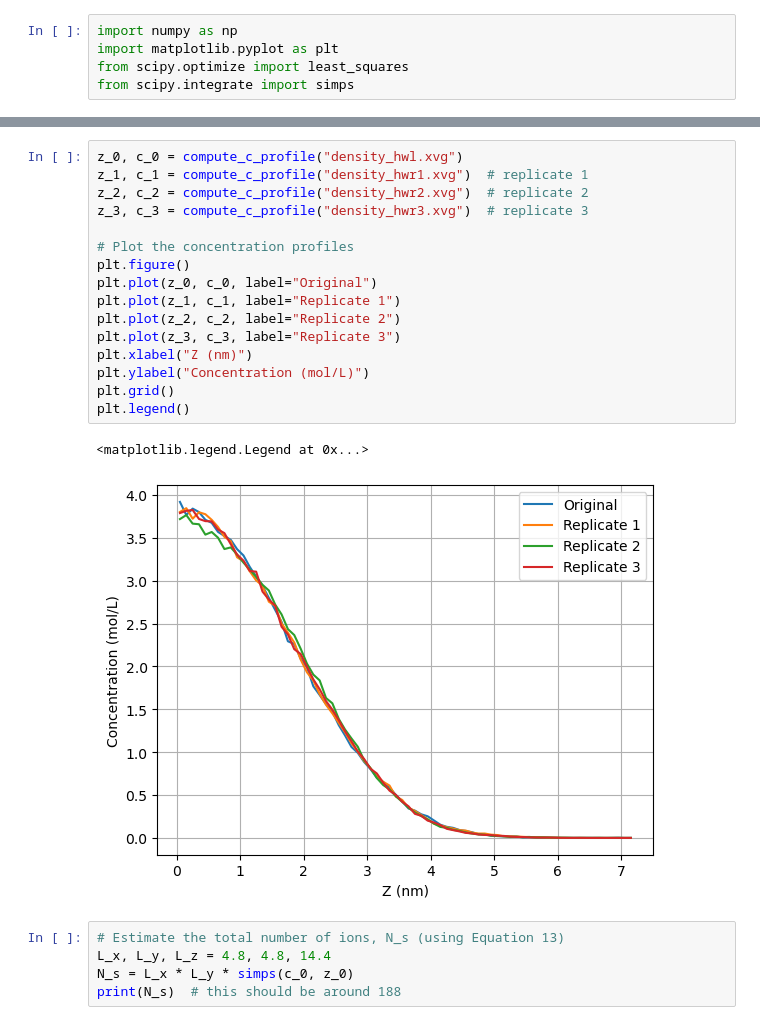
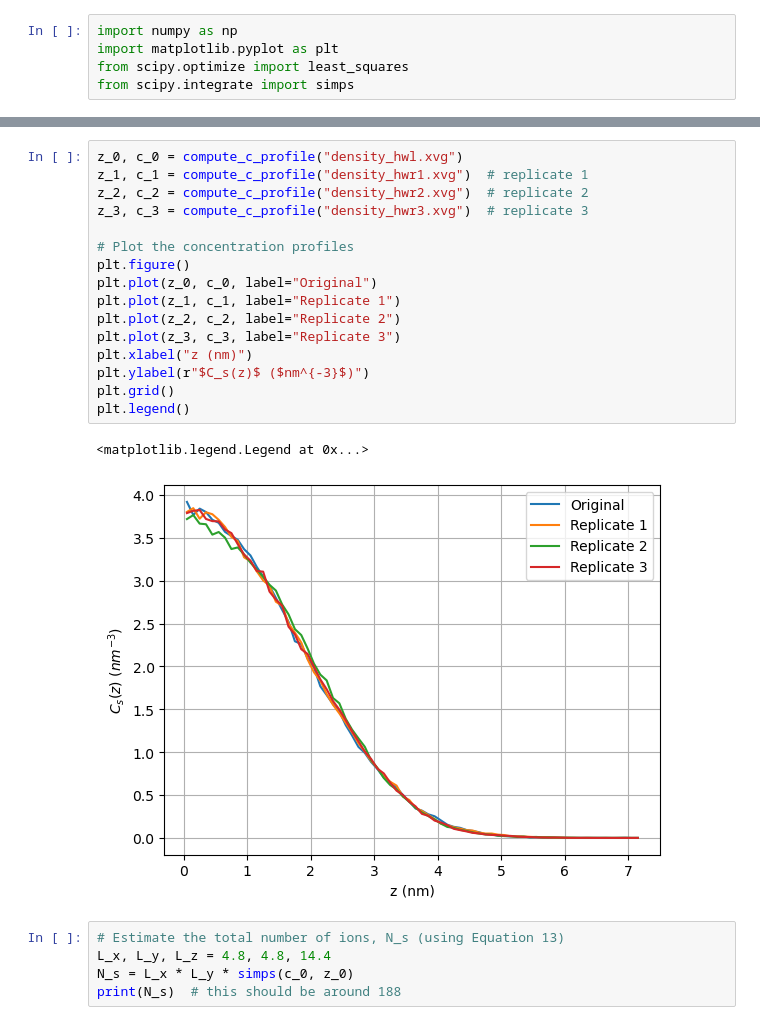
Before and after one commit to barmoral/forcebalance_hw, a Jupyter notebook: eq_12_fitting.ipynb, the cells around one changed output, grey strips where cells are left out. Cells and saved outputs as stored; diff of their text form.

```diff
--- a/eq_12_fitting.ipynb
+++ b/eq_12_fitting.ipynb
@@ -34,22 +30,22 @@ def compute_c_profile(xvg_file):
 # %%
 z_0, c_0 = compute_c_profile("density_hwl.xvg")
 z_1, c_1 = compute_c_profile("density_hwr1.xvg")  # replicate 1
 z_2, c_2 = compute_c_profile("density_hwr2.xvg")  # replicate 2
 z_3, c_3 = compute_c_profile("density_hwr3.xvg")  # replicate 3
 
 # Plot the concentration profiles
 plt.figure()
 plt.plot(z_0, c_0, label="Original")
 plt.plot(z_1, c_1, label="Replicate 1")
 plt.plot(z_2, c_2, label="Replicate 2")
 plt.plot(z_3, c_3, label="Replicate 3")
-plt.xlabel("Z (nm)")
-plt.ylabel("Concentration (mol/L)")
+plt.xlabel("z (nm)")
+plt.ylabel(r"$C_s(z)$ ($nm^{-3}$)")
 plt.grid()
 plt.legend()
 # %% [output]
 <matplotlib.legend.Legend at 0x...>
-[figure, old version]
+[figure, new version]
 # %%
 # Estimate the total number of ions, N_s (using Equation 13)
 L_x, L_y, L_z = 4.8, 4.8, 14.4
```
Also changed, not shown: parts of 14 cells of this notebook.
